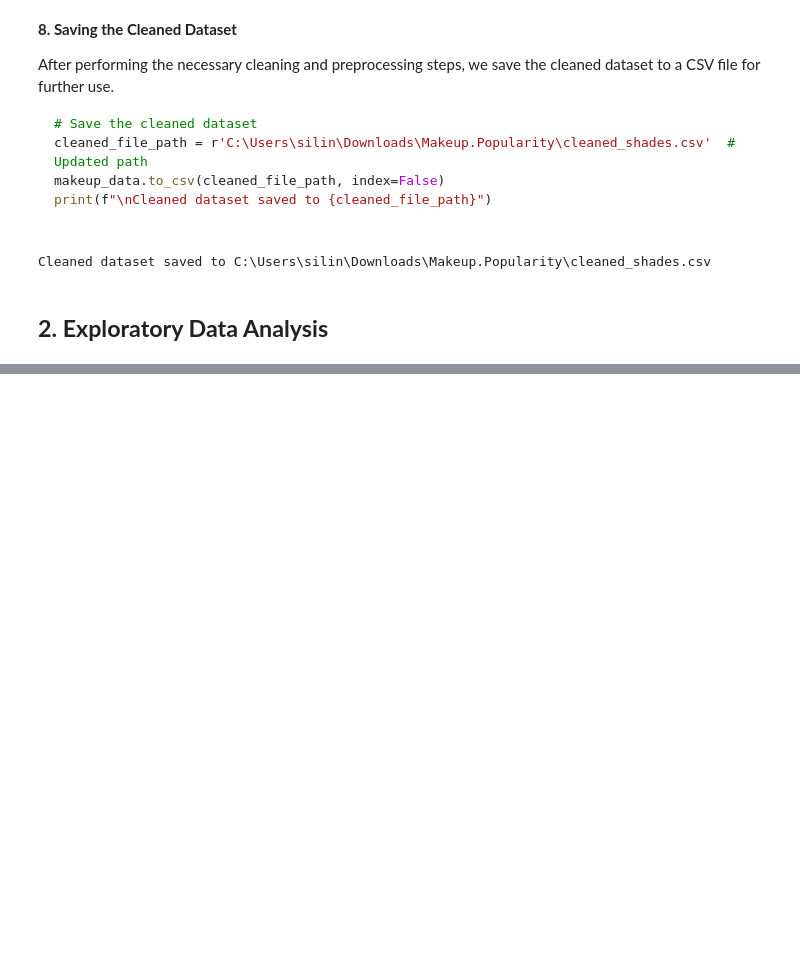
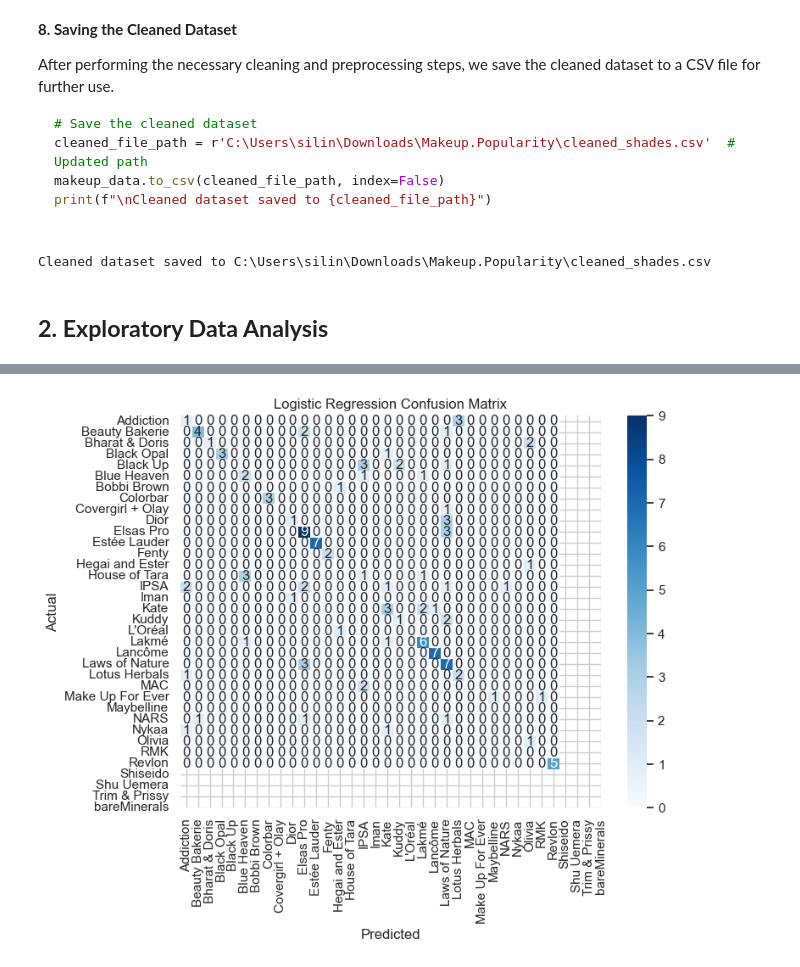
Before and after one commit to SleeNdlela/Makeup-Shades-Analysis, a Jupyter notebook: Make Up Analysis Notebook.ipynb, the cells around one changed output, grey strips where cells are left out. Cells and saved outputs as stored; diff of their text form; code cells hidden in the pictures; blank space fills up the shorter version.

```diff
--- a/Make Up Analysis Notebook.ipynb
+++ b/Make Up Analysis Notebook.ipynb
@@ -141,0 +326,95 @@ Cleaned dataset saved to C:\Users\silin\Downloads\Makeup.Popularity\cleaned_shad
+# %%
+# Import necessary libraries
+from sklearn.model_selection import train_test_split
+from sklearn.preprocessing import LabelEncoder, StandardScaler
+from sklearn.linear_model import LogisticRegression
+from sklearn.ensemble import RandomForestClassifier
+from sklearn.svm import SVC
+from sklearn.metrics import accuracy_score, classification_report, confusion_matrix
+import matplotlib.pyplot as plt
+import seaborn as sns
+
+# Handle missing values (if applicable)
+makeup_data.fillna(makeup_data.select_dtypes(include=['number']).mean(), inplace=True)
+
+# Encode categorical variables
+categorical_columns = makeup_data.select_dtypes(include=['object']).columns
+
+# Handle missing values in categorical columns (if any)
+for col in categorical_columns:
+    makeup_data[col] = makeup_data[col].fillna('Unknown')  # Filling missing values with 'Unknown'
+
+# Initialize the label encoder for features (not target column 'brand')
+label_encoders = {}
+for col in categorical_columns:
+    if col != 'brand':  # Ensure not to encode the target column 'brand'
+        le = LabelEncoder()
+        makeup_data[col] = le.fit_transform(makeup_data[col])
+        label_encoders[col] = le  # Save encoder for inverse transformation if needed
+
+# --------------------------
+# Encode the target variable 'brand' separately
+brand_encoder = LabelEncoder()  # Initialize label encoder for the 'brand' column
+y = brand_encoder.fit_transform(makeup_data['brand'])  # Encode the target 'brand'
+
+# --------------------------
+# Splitting data into features (X) and target (y)
+X = makeup_data.drop(columns=['brand'])  # Features (excluding 'brand')
+# y is already set as the encoded target (brand)
+
+# Standardize features
+scaler = StandardScaler()
+X_scaled = scaler.fit_transform(X)
+
+# Train-test split
+X_train, X_test, y_train, y_test = train_test_split(X_scaled, y, test_size=0.2, random_state=42)
+
+# --------------------------
+# Model Training
+# --------------------------
+
+# Initialize models
+log_reg = LogisticRegression(max_iter=1000)
+random_forest = RandomForestClassifier(n_estimators=100, random_state=42)
+svc = SVC(random_state=42)
+
+# Train the models
+log_reg.fit(X_train, y_train)
+random_forest.fit(X_train, y_train)
+svc.fit(X_train, y_train)
+
+# Make predictions
+log_reg_pred = log_reg.predict(X_test)
+random_forest_pred = random_forest.predict(X_test)
+svc_pred = svc.predict(X_test)
+
+# --------------------------
+# Model Evaluation
+# --------------------------
+
+# Accuracy Scores
+print(f"Logistic Regression Accuracy: {accuracy_score(y_test, log_reg_pred)}")
+print(f"Random Forest Accuracy: {accuracy_score(y_test, random_forest_pred)}")
+print(f"SVC Accuracy: {accuracy_score(y_test, svc_pred)}")
+
+# Classification Reports
+print("\nLogistic Regression Classification Report:")
+print(classification_report(y_test, log_reg_pred))
+
+print("\nRandom Forest Classification Report:")
+print(classification_report(y_test, random_forest_pred))
+
+print("\nSVC Classification Report:")
+print(classification_report(y_test, svc_pred))
+
+# Confusion Matrix (for Logistic Regression as an example)
+plt.figure(figsize=(8, 6))
+sns.heatmap(confusion_matrix(y_test, log_reg_pred), annot=True, fmt="d", cmap="Blues",
+            xticklabels=brand_encoder.classes_, yticklabels=brand_encoder.classes_)
+plt.title('Logistic Regression Confusion Matrix')
+plt.xlabel('Predicted')
+plt.ylabel('Actual')
+plt.show()
+
+# Repeat confusion matrix for Random Forest and SVC if needed
+# %% [output]
@@ -141,0 +438 @@ Cleaned dataset saved to C:\Users\silin\Downloads\Makeup.Popularity\cleaned_shad
+[figure, added]
```
Also changed, not shown: parts of 3 cells of this notebook, 7 other files.
